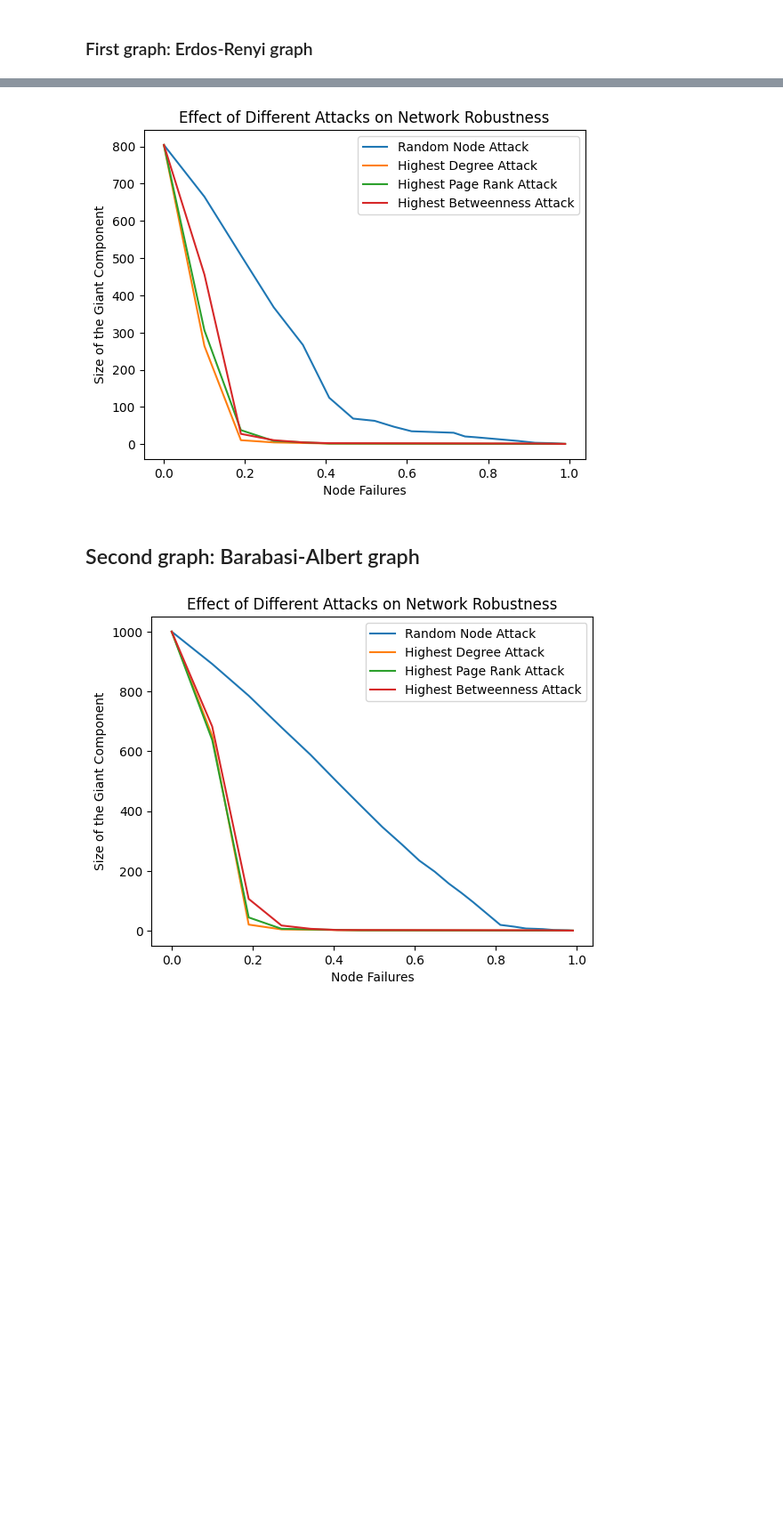
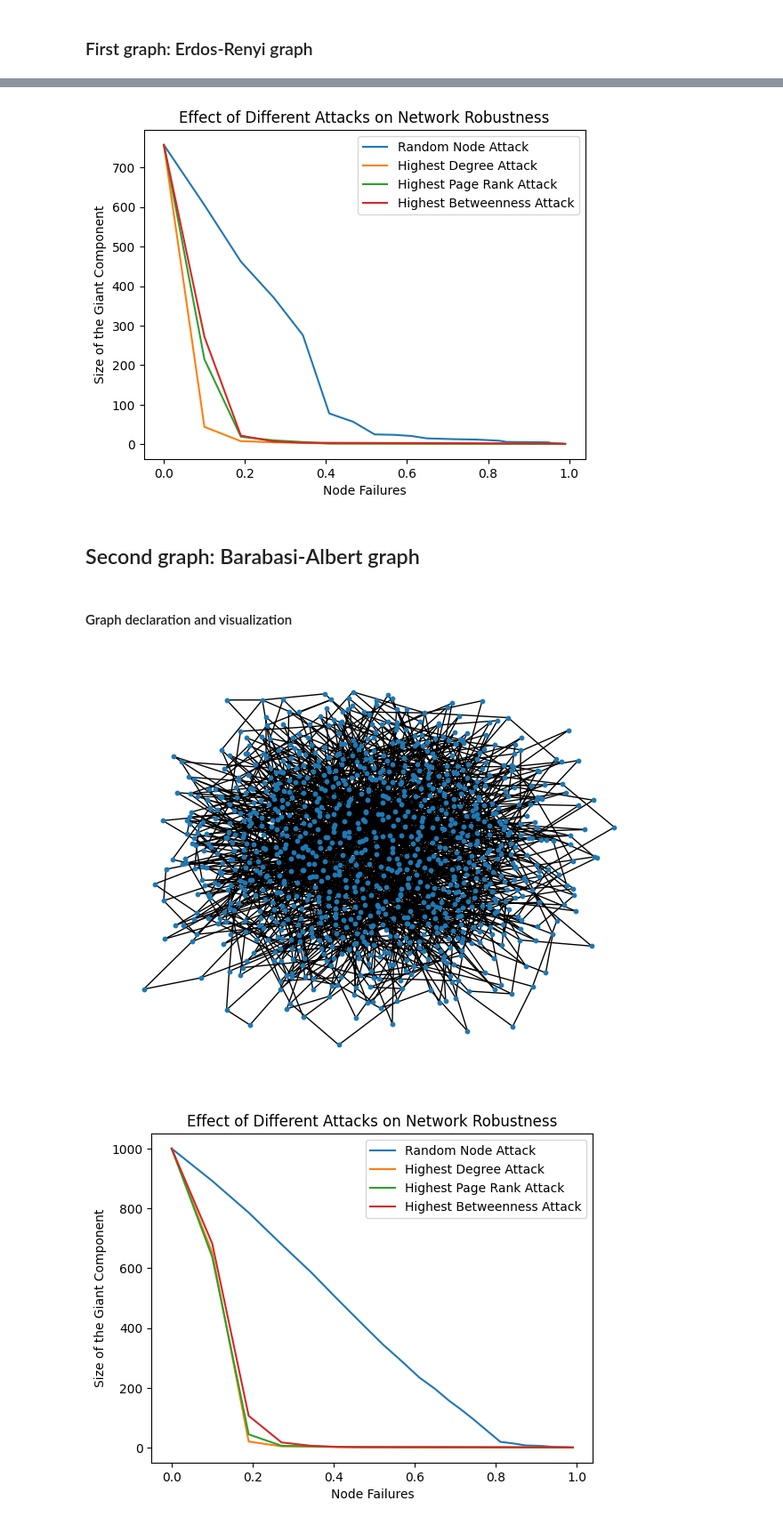
Before and after one commit to parsamlm/NetworkAnalysis, a Jupyter notebook: Step 3/network_robustness.ipynb, the cells around one changed output, grey strips where cells are left out. Shown at 89% size. Cells and saved outputs as stored; diff of their text form; code cells hidden in the pictures; blank space fills up the shorter version.

```diff
--- a/Step 3/network_robustness.ipynb
+++ b/Step 3/network_robustness.ipynb
@@ -53,11 +60,17 @@ def perform_attacks(graph, attack_types):
 # %%
-G = nx.erdos_renyi_graph(1000, 0.002)
 giant_component = max(nx.connected_components(G), key=len)
 giant_component_size = len(giant_component)
 attack_types = ['Random Node Attack', 'Highest Degree Attack', 'Highest Page Rank Attack', 'Highest Betweenness Attack']
 perform_attacks(G, attack_types)
 # %% [output]
-[figure, old version]
+[figure, new version]
 # %% [markdown]
 ## Second graph: Barabasi-Albert graph
+# %% [markdown]
+#### Graph declaration and visualization
+# %%
+G = nx.barabasi_albert_graph(1000, 2)
+nx.draw(G, with_labels=False, node_size=10)
+# %% [output]
+[figure, added]
 # %%
```
Also changed, not shown: parts of 3 cells of this notebook, 1 other file.
